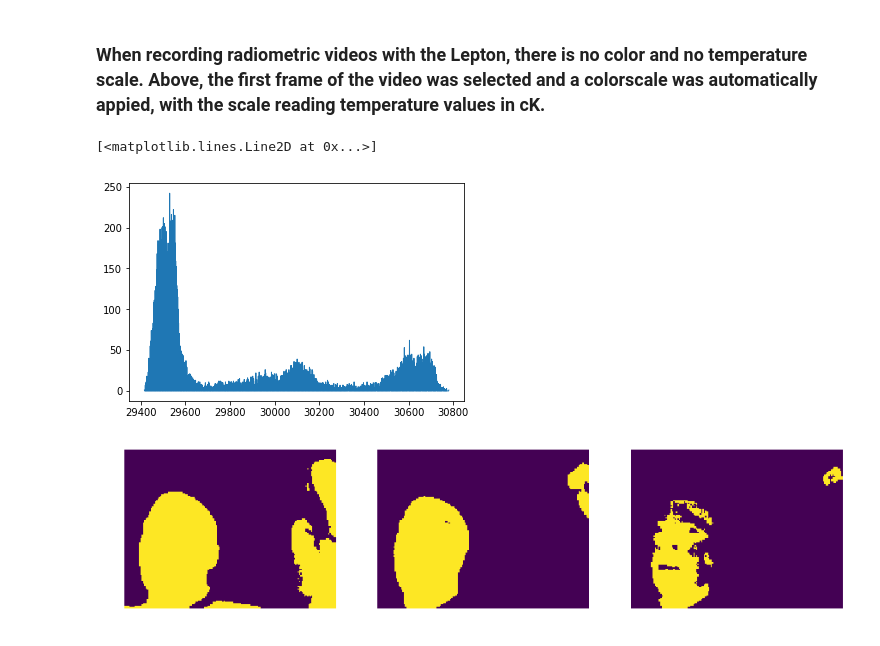
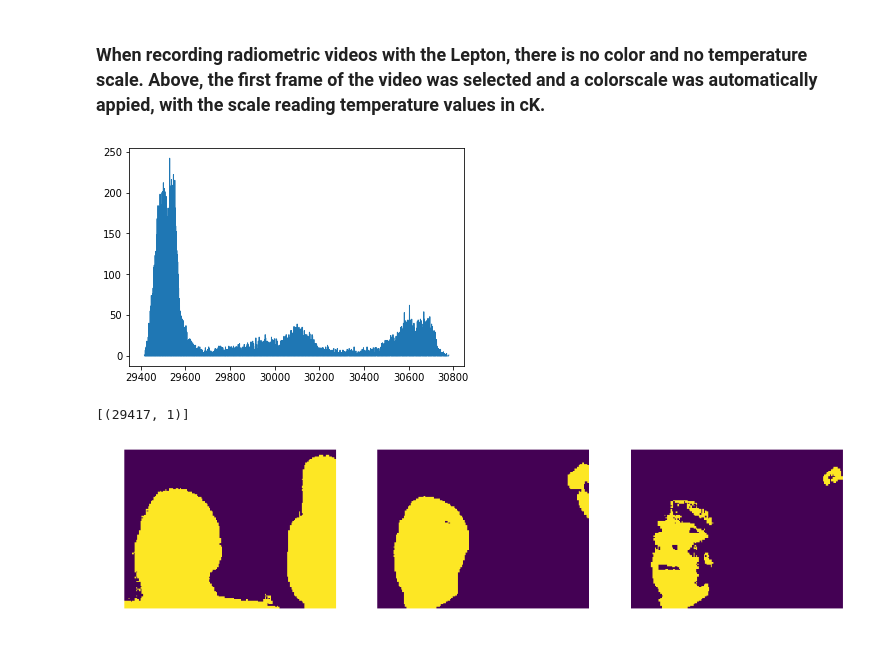
Before and after one commit to jrodguez/musical-robot, a Jupyter notebook: examples/image_recognition.ipynb, the cells around one changed output. Drawn from its saved outputs; the diff is of its cells as text; code cells hidden in the pictures.

Commit message:
notebook for exploring image recognition

```diff
--- a/examples/image_recognition.ipynb
+++ b/examples/image_recognition.ipynb
@@ -31,18 +31,25 @@ io.imshow(example_image[50])
 from skimage.exposure import histogram
 # %%
  height, width = histogram(example_image[50])
-plt.plot( width, height, linewidth=1)
+image_hist = plt.plot( width, height, linewidth=1)
 # %% [output]
-[<matplotlib.lines.Line2D at 0x...>]
 [figure]
+# %%
+from collections import Counter
+
+data = Counter(width)
+
+data.most_common(1)
+# %% [output]
+[(29417, 1)]
 # %%
 fig, axes = plt.subplots(figsize=(15, 6), ncols=3)
-thresh = [30000, 30400, 30600]
+thresh = [29600, 30400, 30600]
 
 counter = 0
 for ax, thres in zip(axes, thresh):
     ax.imshow(example_image[50] > thres)
     ax.axis('off')
     counter += 1
 # %% [output]
-[figure, old version]
+[figure, new version]
```
